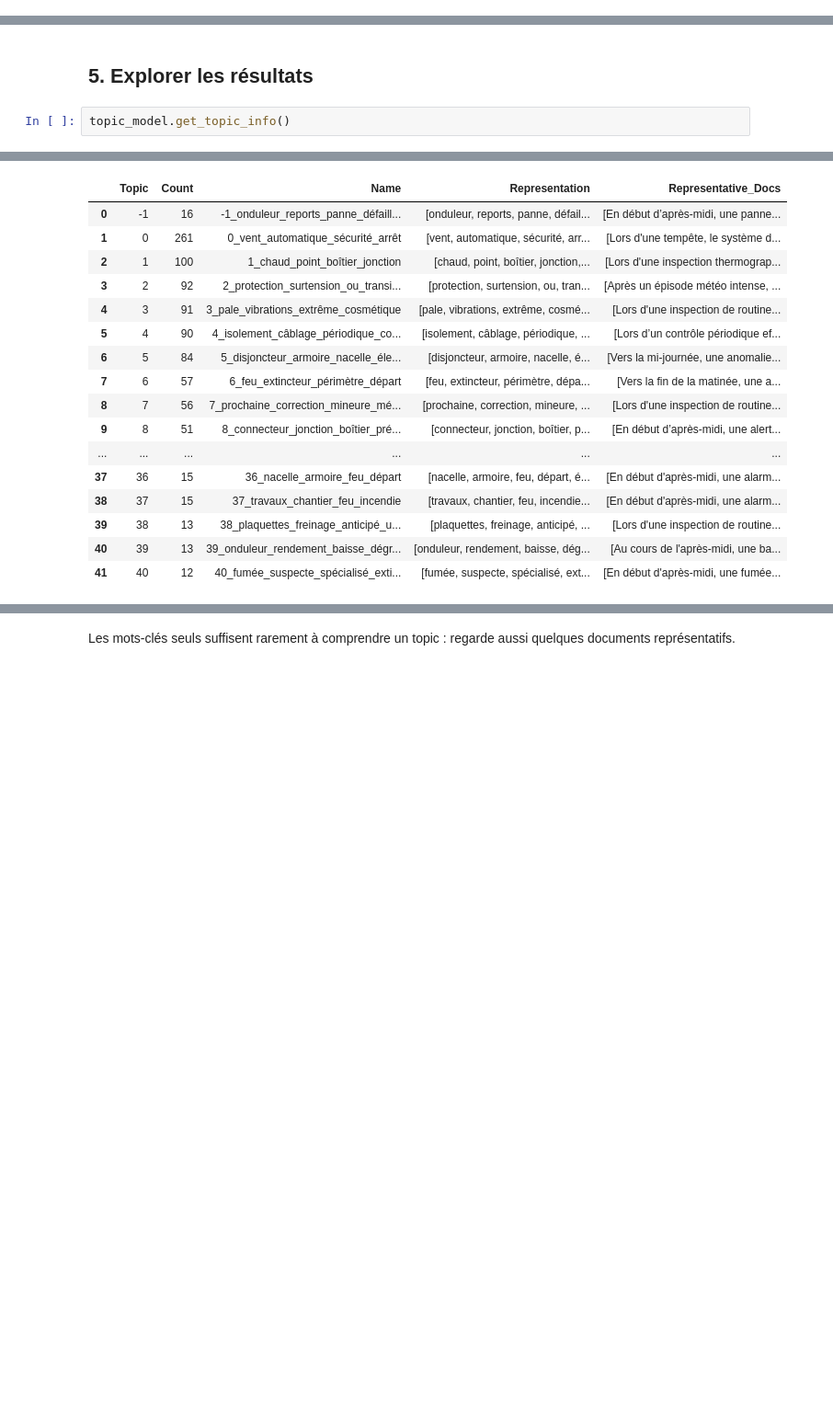
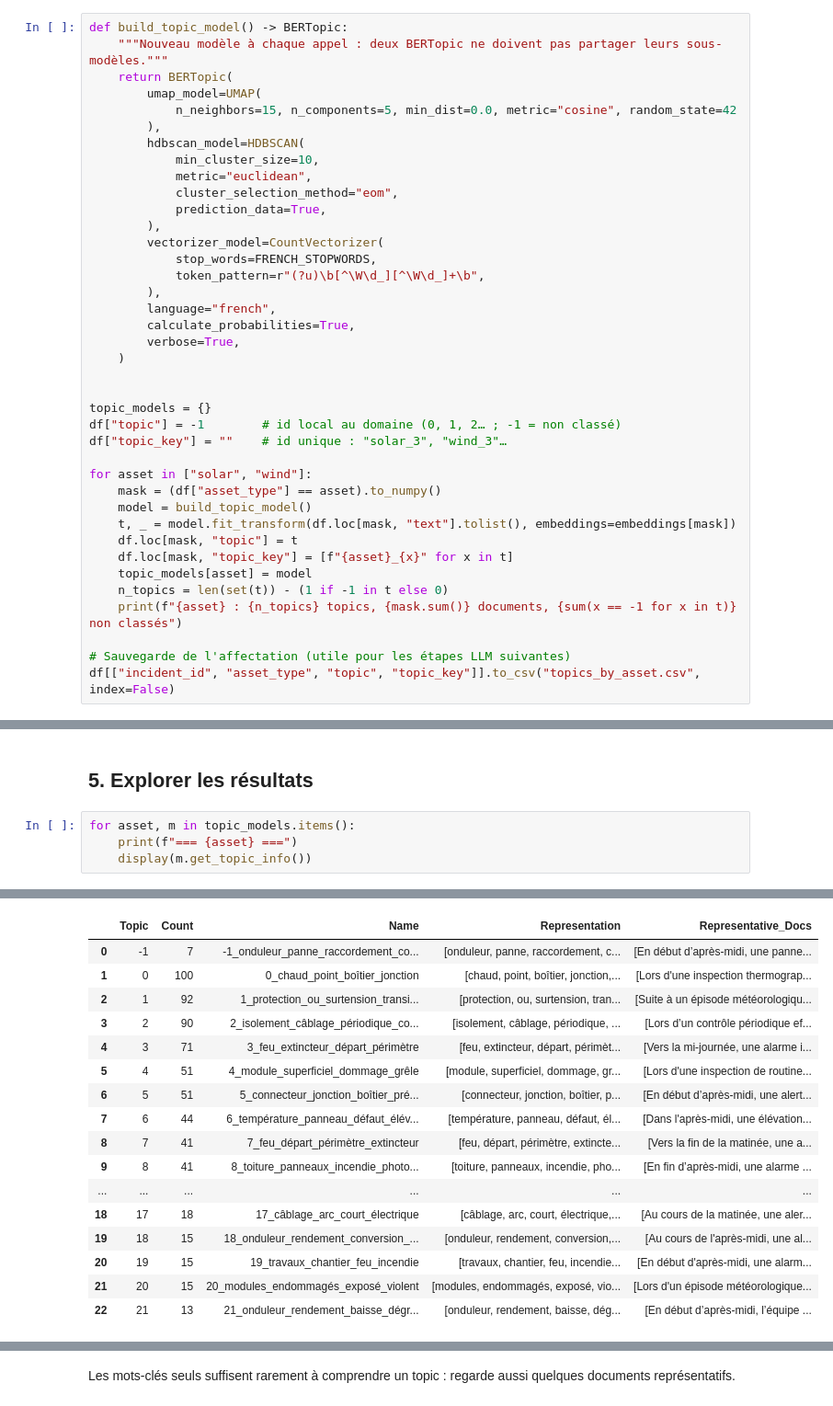
Before and after one commit to JulieBoyer/CapgeminiDataChallenge, a Jupyter notebook: starterkit_students.ipynb, the cells around one changed output, grey strips where cells are left out. Shown at 92% size. Cells and saved outputs as stored; diff of their text form; blank space fills up the shorter version.

Commit message:
séparation solar et wind et correction fusion df

```diff
--- a/starterkit_students.ipynb
+++ b/starterkit_students.ipynb
@@ -656,0 +616,39 @@ print(f"{len(set(topics)) - (1 if -1 in topics else 0)} topics trouvés")
+# %%
+def build_topic_model() -> BERTopic:
+    """Nouveau modèle à chaque appel : deux BERTopic ne doivent pas partager leurs sous-modèles."""
+    return BERTopic(
+        umap_model=UMAP(
+            n_neighbors=15, n_components=5, min_dist=0.0, metric="cosine", random_state=42
+        ),
+        hdbscan_model=HDBSCAN(
+            min_cluster_size=10,
+            metric="euclidean",
+            cluster_selection_method="eom",
+            prediction_data=True,
+        ),
+        vectorizer_model=CountVectorizer(
+            stop_words=FRENCH_STOPWORDS,
+            token_pattern=r"(?u)\b[^\W\d_][^\W\d_]+\b",
+        ),
+        language="french",
+        calculate_probabilities=True,
+        verbose=True,
+    )
+
+
+topic_models = {}
+df["topic"] = -1        # id local au domaine (0, 1, 2… ; -1 = non classé)
+df["topic_key"] = ""    # id unique : "solar_3", "wind_3"…
+
+for asset in ["solar", "wind"]:
+    mask = (df["asset_type"] == asset).to_numpy()
+    model = build_topic_model()
+    t, _ = model.fit_transform(df.loc[mask, "text"].tolist(), embeddings=embeddings[mask])
+    df.loc[mask, "topic"] = t
+    df.loc[mask, "topic_key"] = [f"{asset}_{x}" for x in t]
+    topic_models[asset] = model
+    n_topics = len(set(t)) - (1 if -1 in t else 0)
+    print(f"{asset} : {n_topics} topics, {mask.sum()} documents, {sum(x == -1 for x in t)} non classés")
+
+# Sauvegarde de l'affectation (utile pour les étapes LLM suivantes)
+df[["incident_id", "asset_type", "topic", "topic_key"]].to_csv("topics_by_asset.csv", index=False)
@@ -657,5 +679,7 @@ print(f"{len(set(topics)) - (1 if -1 in topics else 0)} topics trouvés")
 # %% [markdown]
 ## 5. Explorer les résultats
 # %%
-topic_model.get_topic_info()
+for asset, m in topic_models.items():
+    print(f"=== {asset} ===")
+    display(m.get_topic_info())
 # %% [output]
@@ -662,17 +687,17 @@ topic_model.get_topic_info()
 |  | Topic | Count | Name | Representation | Representative_Docs |
-| 0 | -1 | 16 | -1_onduleur_reports_panne_défaill... | [onduleur, reports, panne, défail... | [En début d’après-midi, une panne... |
-| 1 | 0 | 261 | 0_vent_automatique_sécurité_arrêt | [vent, automatique, sécurité, arr... | [Lors d'une tempête, le système d... |
-| 2 | 1 | 100 | 1_chaud_point_boîtier_jonction | [chaud, point, boîtier, jonction,... | [Lors d'une inspection thermograp... |
-| 3 | 2 | 92 | 2_protection_surtension_ou_transi... | [protection, surtension, ou, tran... | [Après un épisode météo intense, ... |
-| 4 | 3 | 91 | 3_pale_vibrations_extrême_cosmétique | [pale, vibrations, extrême, cosmé... | [Lors d'une inspection de routine... |
-| 5 | 4 | 90 | 4_isolement_câblage_périodique_co... | [isolement, câblage, périodique, ... | [Lors d’un contrôle périodique ef... |
-| 6 | 5 | 84 | 5_disjoncteur_armoire_nacelle_éle... | [disjoncteur, armoire, nacelle, é... | [Vers la mi-journée, une anomalie... |
-| 7 | 6 | 57 | 6_feu_extincteur_périmètre_départ | [feu, extincteur, périmètre, dépa... | [Vers la fin de la matinée, une a... |
-| 8 | 7 | 56 | 7_prochaine_correction_mineure_mé... | [prochaine, correction, mineure, ... | [Lors d'une inspection de routine... |
-| 9 | 8 | 51 | 8_connecteur_jonction_boîtier_pré... | [connecteur, jonction, boîtier, p... | [En début d’après-midi, une alert... |
+| 0 | -1 | 7 | -1_onduleur_panne_raccordement_co... | [onduleur, panne, raccordement, c... | [En début d’après-midi, une panne... |
+| 1 | 0 | 100 | 0_chaud_point_boîtier_jonction | [chaud, point, boîtier, jonction,... | [Lors d'une inspection thermograp... |
+| 2 | 1 | 92 | 1_protection_ou_surtension_transi... | [protection, ou, surtension, tran... | [Suite à un épisode météorologiqu... |
+| 3 | 2 | 90 | 2_isolement_câblage_périodique_co... | [isolement, câblage, périodique, ... | [Lors d’un contrôle périodique ef... |
+| 4 | 3 | 71 | 3_feu_extincteur_départ_périmètre | [feu, extincteur, départ, périmèt... | [Vers la mi-journée, une alarme i... |
+| 5 | 4 | 51 | 4_module_superficiel_dommage_grêle | [module, superficiel, dommage, gr... | [Lors d'une inspection de routine... |
+| 6 | 5 | 51 | 5_connecteur_jonction_boîtier_pré... | [connecteur, jonction, boîtier, p... | [En début d’après-midi, une alert... |
+| 7 | 6 | 44 | 6_température_panneau_défaut_élév... | [température, panneau, défaut, él... | [Dans l'après-midi, une élévation... |
+| 8 | 7 | 41 | 7_feu_départ_périmètre_extincteur | [feu, départ, périmètre, extincte... | [Vers la fin de la matinée, une a... |
+| 9 | 8 | 41 | 8_toiture_panneaux_incendie_photo... | [toiture, panneaux, incendie, pho... | [En fin d’après-midi, une alarme ... |
 | ... | ... | ... | ... | ... | ... |
-| 37 | 36 | 15 | 36_nacelle_armoire_feu_départ | [nacelle, armoire, feu, départ, é... | [En début d'après-midi, une alarm... |
-| 38 | 37 | 15 | 37_travaux_chantier_feu_incendie | [travaux, chantier, feu, incendie... | [En début d'après-midi, une alarm... |
-| 39 | 38 | 13 | 38_plaquettes_freinage_anticipé_u... | [plaquettes, freinage, anticipé, ... | [Lors d'une inspection de routine... |
-| 40 | 39 | 13 | 39_onduleur_rendement_baisse_dégr... | [onduleur, rendement, baisse, dég... | [Au cours de l'après-midi, une ba... |
-| 41 | 40 | 12 | 40_fumée_suspecte_spécialisé_exti... | [fumée, suspecte, spécialisé, ext... | [En début d'après-midi, une fumée... |
+| 18 | 17 | 18 | 17_câblage_arc_court_électrique | [câblage, arc, court, électrique,... | [Au cours de la matinée, une aler... |
+| 19 | 18 | 15 | 18_onduleur_rendement_conversion_... | [onduleur, rendement, conversion,... | [Au cours de l'après-midi, une al... |
+| 20 | 19 | 15 | 19_travaux_chantier_feu_incendie | [travaux, chantier, feu, incendie... | [En début d'après-midi, une alarm... |
+| 21 | 20 | 15 | 20_modules_endommagés_exposé_violent | [modules, endommagés, exposé, vio... | [Lors d'un épisode météorologique... |
+| 22 | 21 | 13 | 21_onduleur_rendement_baisse_dégr... | [onduleur, rendement, baisse, dég... | [En début d’après-midi, l’équipe ... |
```
Also changed, not shown: parts of 12 cells of this notebook.
